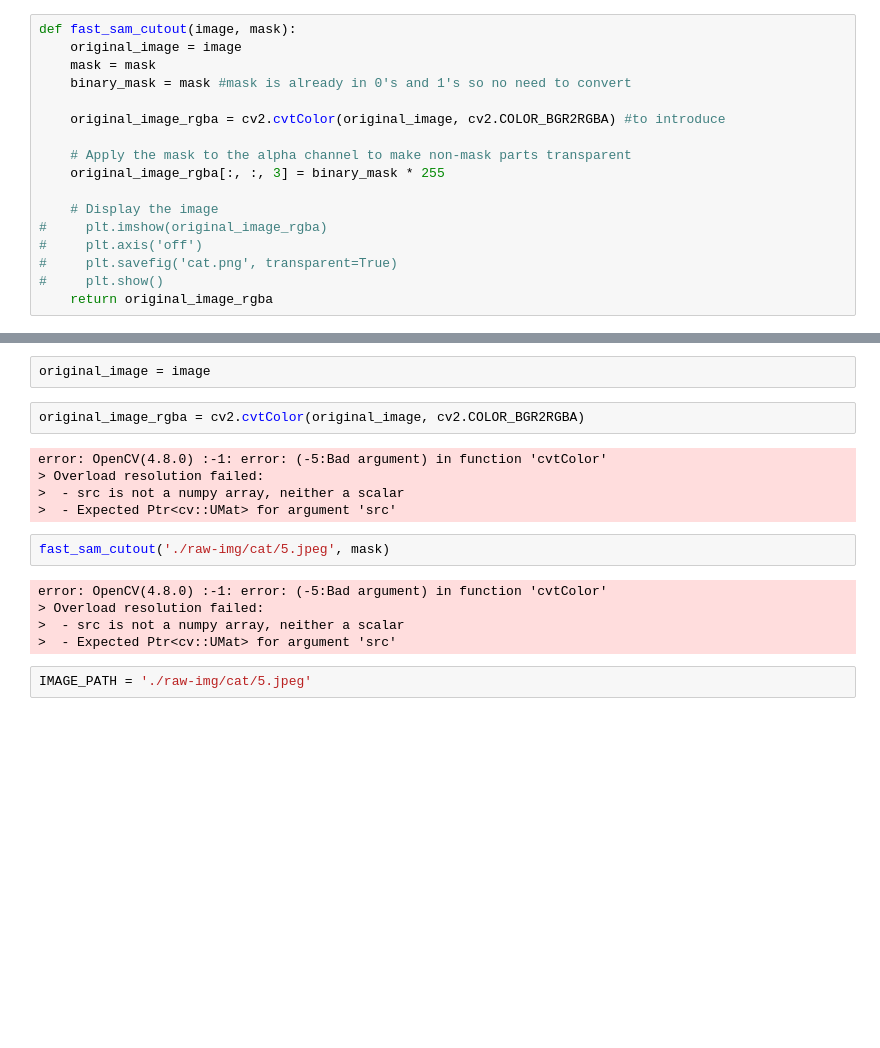
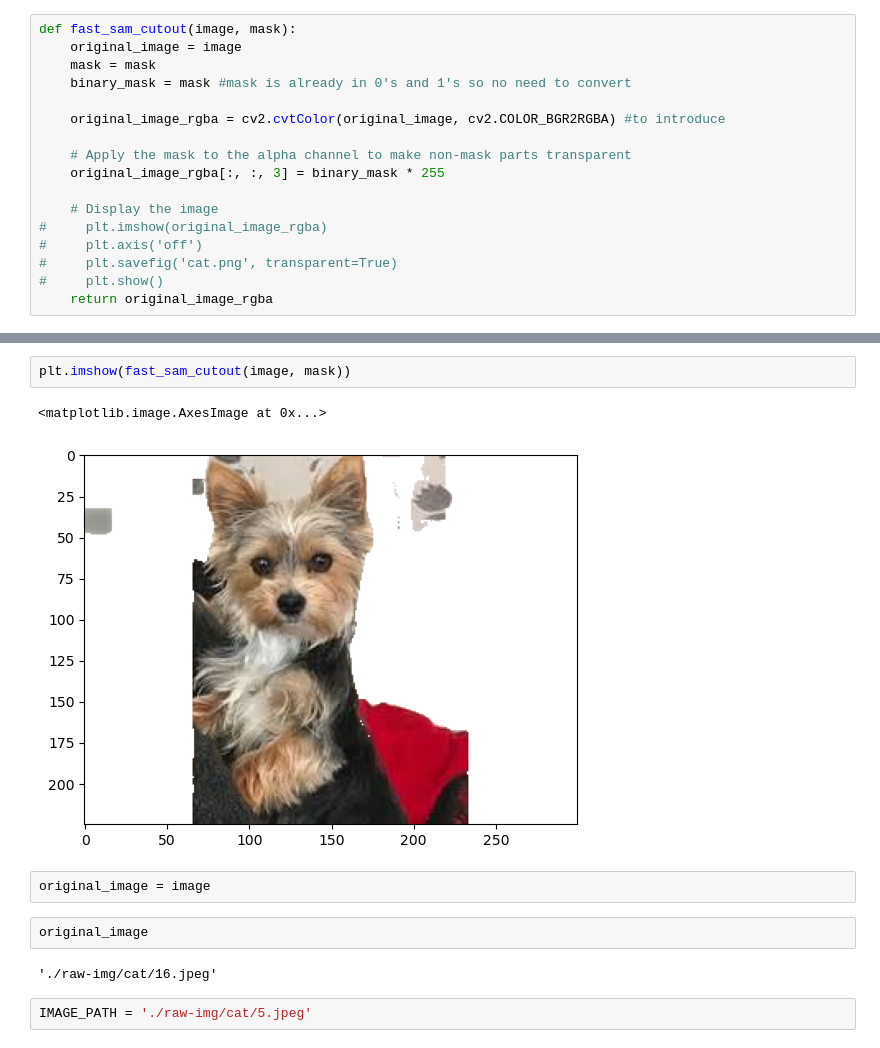
Before and after one commit to roydipta/safari_stickerbook, a Jupyter notebook: Model Training/fastSAM.ipynb, the cells around one changed output, grey strips where cells are left out. Cells and saved outputs as stored; diff of their text form; blank space fills up the shorter version.

Commit message:
cutout fixed on fast SAM but bounding box still not working

```diff
--- a/Model Training/fastSAM.ipynb
+++ b/Model Training/fastSAM.ipynb
@@ -61,19 +64,14 @@ Speed: 2.2ms preprocess, 1281.4ms inference, 2.3ms postprocess per image at shap
+# %%
+plt.imshow(fast_sam_cutout(image, mask))
+# %% [output]
+<matplotlib.image.AxesImage at 0x...>
+[figure, added]
 # %%
 original_image = image
 # %%
-original_image_rgba = cv2.cvtColor(original_image, cv2.COLOR_BGR2RGBA)
+original_image
 # %% [output]
-error: OpenCV(4.8.0) :-1: error: (-5:Bad argument) in function 'cvtColor'
-> Overload resolution failed:
->  - src is not a numpy array, neither a scalar
->  - Expected Ptr<cv::UMat> for argument 'src'
+'./raw-img/cat/16.jpeg'
-# %%
-fast_sam_cutout('./raw-img/cat/5.jpeg', mask)
-# %% [output]
-error: OpenCV(4.8.0) :-1: error: (-5:Bad argument) in function 'cvtColor'
-> Overload resolution failed:
->  - src is not a numpy array, neither a scalar
->  - Expected Ptr<cv::UMat> for argument 'src'
 # %%
 IMAGE_PATH = './raw-img/cat/5.jpeg'
 # %%
```
Also changed, not shown: parts of 3 cells of this notebook, 1 other file.
